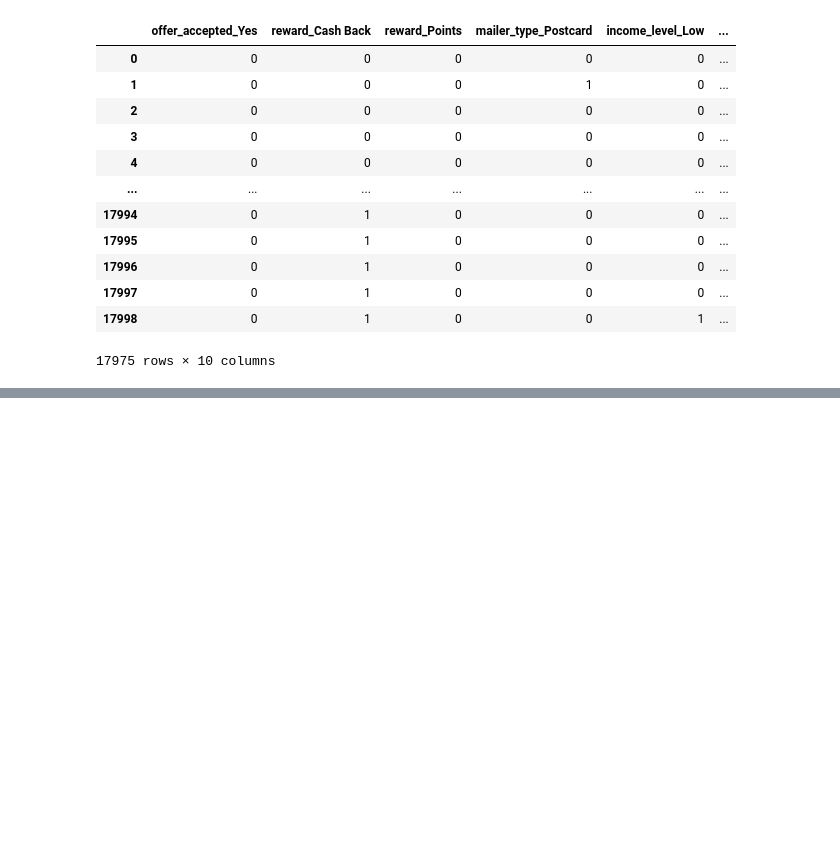
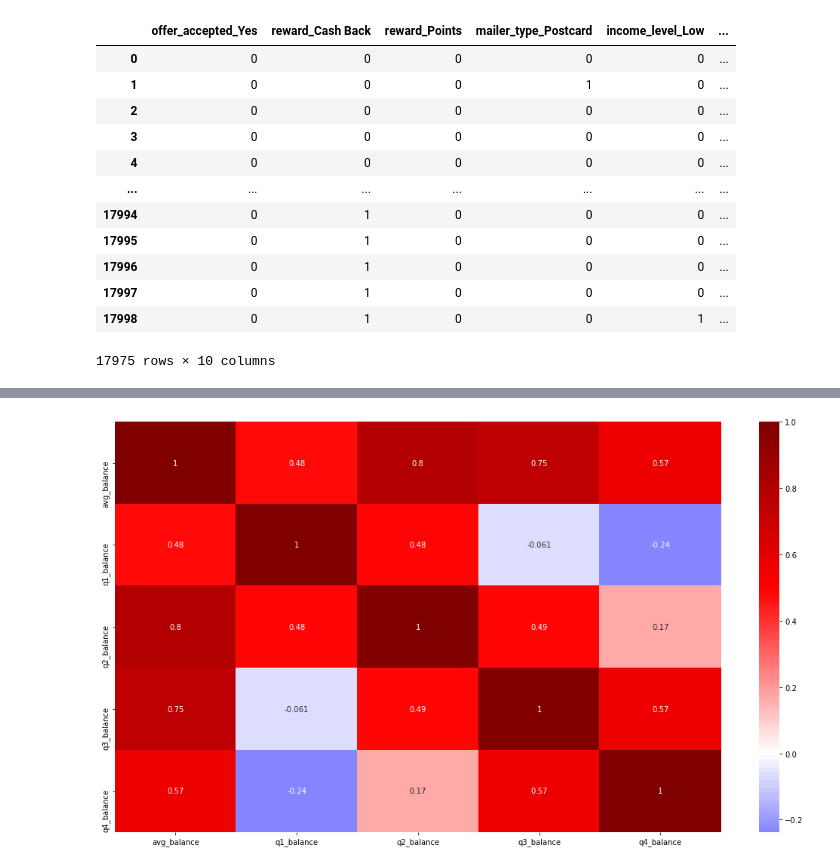
Before and after one commit to lillaszulyovszky/ironhack-case-study-classification, a Jupyter notebook: Case Study - Classification.ipynb, the cells around one changed output, grey strips where cells are left out. Cells and saved outputs as stored; diff of their text form; code cells hidden in the pictures; blank space fills up the shorter version.

```diff
--- a/Case Study - Classification.ipynb
+++ b/Case Study - Classification.ipynb
@@ -590,0 +642,13 @@ X = data_num_withoutq
+# %%
+# map the values to their new value in each column
+conversion_dict = {1: 'One', 2: 'Two',3: 'Three', 4: 'Four'}
+data['credit_cards_held'] = data['credit_cards_held'].replace(conversion_dict)
+# %%
+# map the values to their new value in each column
+conversion_dict = {1: 'One', 2: 'Two',3: 'Three', 4: 'Four', 5: 'Five',
+                   6: 'Six', 7: 'Seven', 8: 'Eight', 9: 'Nine'}
+data['household_size'] = data['household_size'].replace(conversion_dict)
+# %%
+# map the values to their new value in each column
+conversion_dict = {1: 'One', 2: 'Two',3: 'Three'}
+data['homes_owned'] = data['homes_owned'].replace(conversion_dict)
@@ -590,0 +676,4 @@ X = data_num_withoutq
+# %%
+# split numerical
+data_num_2 = data.select_dtypes(include=['number'])
+data_num_2.head()
@@ -590,0 +700,7 @@ X = data_num_withoutq
+# %%
+#correlation for numerial columns
+corr_matrix = data_num_2.corr()
+fig, ax = plt.subplots(figsize = (18, 10))
+sns.heatmap(corr_matrix, cmap ='seismic', center = 0, annot=True);
+# %% [output]
+[figure, added]
```
Also changed, not shown: parts of 63 cells of this notebook.
